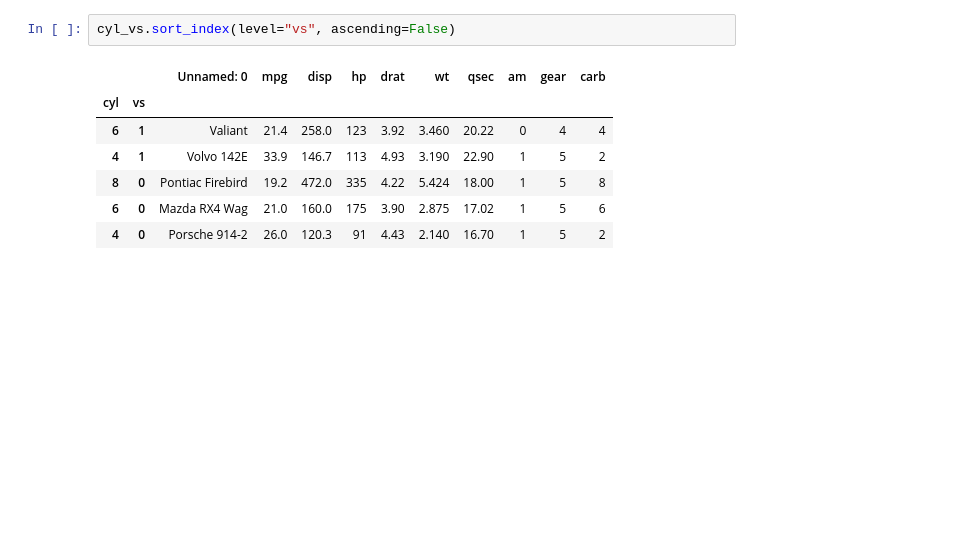
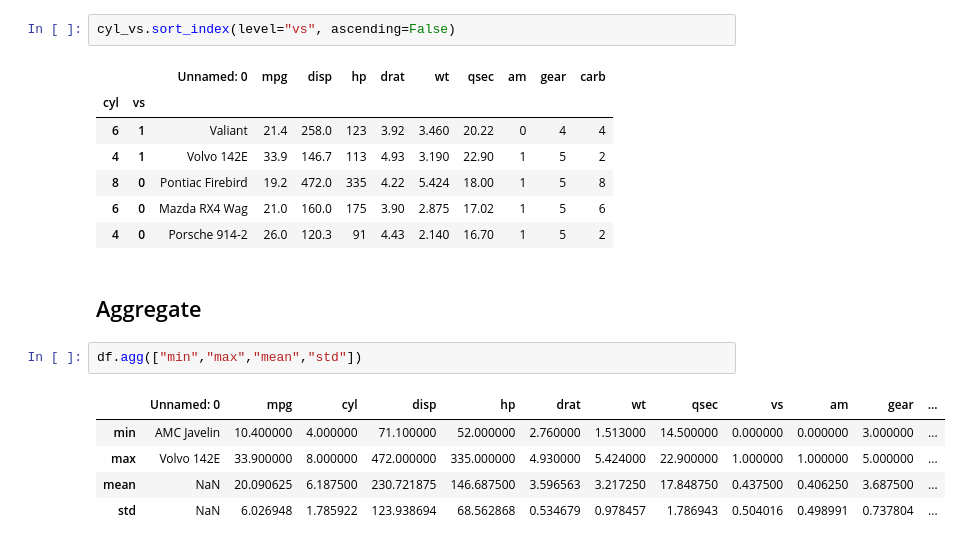
Before and after one commit to ermekfaa/VeriBilimiProjesi1, a Jupyter notebook: pandaspart/gruplandirma.ipynb, the cells around one changed output. Drawn from its saved outputs; the diff is of its cells as text; blank space fills up the shorter version.

```diff
--- a/pandaspart/gruplandirma.ipynb
+++ b/pandaspart/gruplandirma.ipynb
@@ -262,3 +262,13 @@ cyl_vs.sort_index(level="vs", ascending=False)
 | 8 | 0 | Pontiac Firebird | 19.2 | 472.0 | 335 | 4.22 | 5.424 | 18.00 | 1 | 5 | 8 |
 | 6 | 0 | Mazda RX4 Wag | 21.0 | 160.0 | 175 | 3.90 | 2.875 | 17.02 | 1 | 5 | 6 |
 | 4 | 0 | Porsche 914-2 | 26.0 | 120.3 | 91 | 4.43 | 2.140 | 16.70 | 1 | 5 | 2 |
+# %% [markdown]
+## Aggregate
+# %%
+df.agg(["min","max","mean","std"])
+# %% [output]
+|  | Unnamed: 0 | mpg | cyl | disp | hp | drat | wt | qsec | vs | am | gear | ... |
+| min | AMC Javelin | 10.400000 | 4.000000 | 71.100000 | 52.000000 | 2.760000 | 1.513000 | 14.500000 | 0.000000 | 0.000000 | 3.000000 | ... |
+| max | Volvo 142E | 33.900000 | 8.000000 | 472.000000 | 335.000000 | 4.930000 | 5.424000 | 22.900000 | 1.000000 | 1.000000 | 5.000000 | ... |
+| mean | NaN | 20.090625 | 6.187500 | 230.721875 | 146.687500 | 3.596563 | 3.217250 | 17.848750 | 0.437500 | 0.406250 | 3.687500 | ... |
+| std | NaN | 6.026948 | 1.785922 | 123.938694 | 68.562868 | 0.534679 | 0.978457 | 1.786943 | 0.504016 | 0.498991 | 0.737804 | ... |
```
Also changed, not shown: parts of 7 cells of this notebook, 2 other files.
